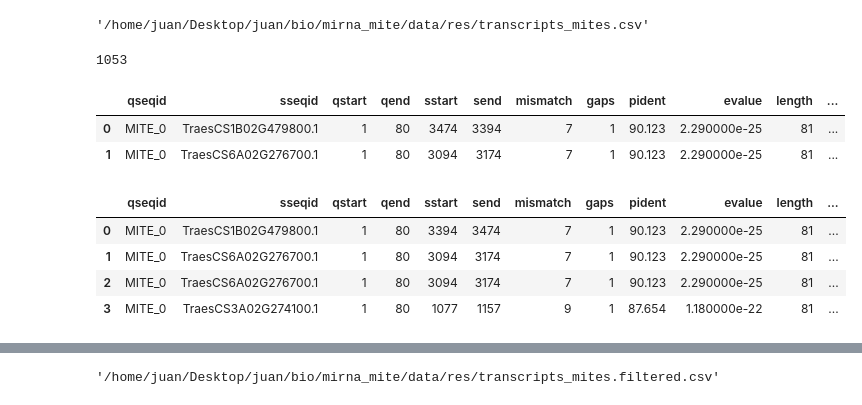
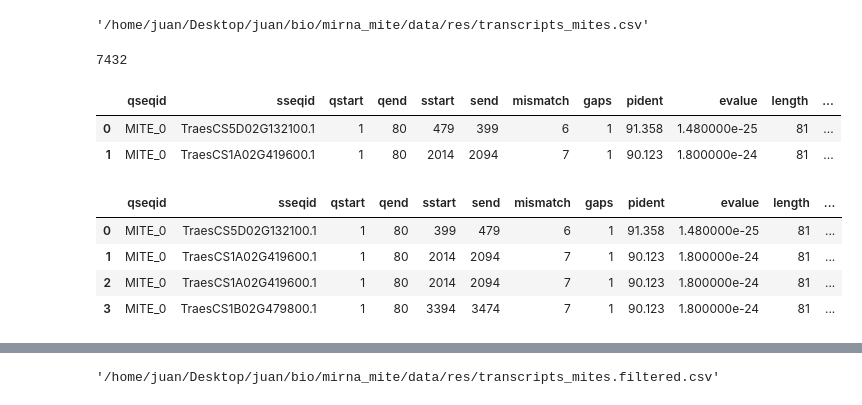
Before and after one commit to juancresc/mirna_mite, a Jupyter notebook: 2_analysis/2_cleavage.ipynb, the cells around one changed output, grey strips where cells are left out. Drawn from its saved outputs; the diff is of its cells as text; code cells hidden in the pictures.

```diff
--- a/2_analysis/2_cleavage.ipynb
+++ b/2_analysis/2_cleavage.ipynb
@@ -186,16 +197,16 @@ path_blast_res
 # %%
 df_mites = pd.read_csv(path_blast_res, sep="\t")
 cols = ['qseqid','sseqid','qstart','qend','sstart','send','mismatch','gaps','pident','evalue','length','qlen','slen','qcovs','score']
 df_mites.columns = cols
-df_mites = df_mites[df_mites.pident >= 85]
-df_mites = df_mites[df_mites.qcovs >= 85]
+df_mites = df_mites[df_mites.pident >= 80]
+df_mites = df_mites[df_mites.qcovs >= 80]
 print(len(df_mites.index))
 df_mites.head(2)
 # %% [output]
-1053
+7432
 |  | qseqid | sseqid | qstart | qend | sstart | send | mismatch | gaps | pident | evalue | length | ... |
-| 0 | MITE_0 | TraesCS1B02G479800.1 | 1 | 80 | 3474 | 3394 | 7 | 1 | 90.123 | 2.290000e-25 | 81 | ... |
-| 1 | MITE_0 | TraesCS6A02G276700.1 | 1 | 80 | 3094 | 3174 | 7 | 1 | 90.123 | 2.290000e-25 | 81 | ... |
+| 0 | MITE_0 | TraesCS5D02G132100.1 | 1 | 80 | 479 | 399 | 6 | 1 | 91.358 | 1.480000e-25 | 81 | ... |
+| 1 | MITE_0 | TraesCS1A02G419600.1 | 1 | 80 | 2014 | 2094 | 7 | 1 | 90.123 | 1.800000e-24 | 81 | ... |
 # %%
 df_res['new_start'] = df_res[['TStart','TStop']].min(axis=1)
 df_res['new_end'] = df_res[['TStart','TStop']].max(axis=1)
@@ -212,10 +223,10 @@ df_mites = df_mites.drop('new_start',axis=1).drop('new_end',axis=1)
 df_mites.head(4)
 # %% [output]
 |  | qseqid | sseqid | qstart | qend | sstart | send | mismatch | gaps | pident | evalue | length | ... |
-| 0 | MITE_0 | TraesCS1B02G479800.1 | 1 | 80 | 3394 | 3474 | 7 | 1 | 90.123 | 2.290000e-25 | 81 | ... |
-| 1 | MITE_0 | TraesCS6A02G276700.1 | 1 | 80 | 3094 | 3174 | 7 | 1 | 90.123 | 2.290000e-25 | 81 | ... |
-| 2 | MITE_0 | TraesCS6A02G276700.1 | 1 | 80 | 3094 | 3174 | 7 | 1 | 90.123 | 2.290000e-25 | 81 | ... |
-| 3 | MITE_0 | TraesCS3A02G274100.1 | 1 | 80 | 1077 | 1157 | 9 | 1 | 87.654 | 1.180000e-22 | 81 | ... |
+| 0 | MITE_0 | TraesCS5D02G132100.1 | 1 | 80 | 399 | 479 | 6 | 1 | 91.358 | 1.480000e-25 | 81 | ... |
+| 1 | MITE_0 | TraesCS1A02G419600.1 | 1 | 80 | 2014 | 2094 | 7 | 1 | 90.123 | 1.800000e-24 | 81 | ... |
+| 2 | MITE_0 | TraesCS1A02G419600.1 | 1 | 80 | 2014 | 2094 | 7 | 1 | 90.123 | 1.800000e-24 | 81 | ... |
+| 3 | MITE_0 | TraesCS1B02G479800.1 | 1 | 80 | 3394 | 3474 | 7 | 1 | 90.123 | 1.800000e-24 | 81 | ... |
 # %%
 df_mites = df_mites.drop_duplicates()
 # %%
```
Also changed, not shown: parts of 35 cells of this notebook, 1 other file.
